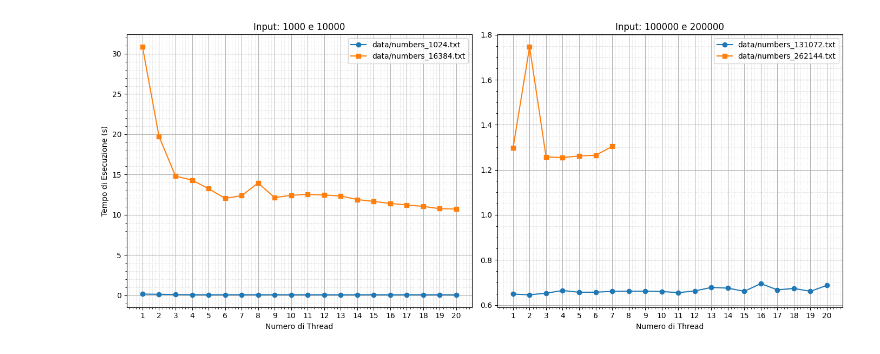
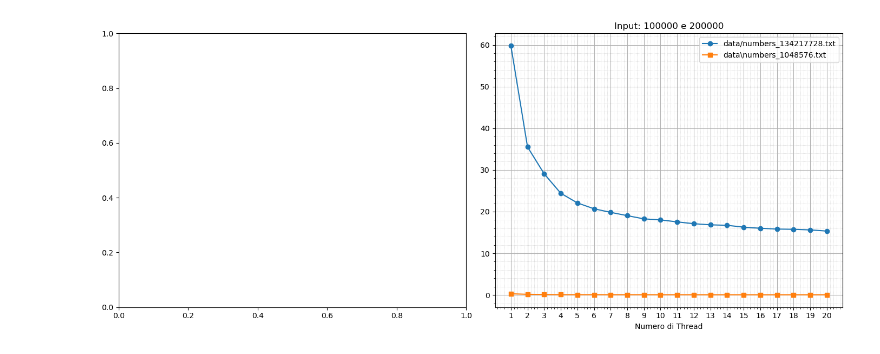
Before and after one commit to noemichem/CA_project, a Jupyter notebook: plotResults.ipynb, the cells around one changed output. Cells and saved outputs as stored; diff of their text form; code cells hidden in the pictures.

```diff
--- a/plotResults.ipynb
+++ b/plotResults.ipynb
@@ -8,62 +8,42 @@ import os
 from matplotlib.ticker import ScalarFormatter
 # %%
 # 1) Carica i dati
-df = pd.read_csv("medie.csv")
-df = df[df["Eseguibile"] == "OMP_DFT_polar.exe"]
+df = pd.read_csv("durata_fft.csv")
+df = df[df["Eseguibile"] == "OMP_FFT.exe"]
 
-df["Media Tempo di Esecuzione (s)"] = df["Media Tempo di Esecuzione (ms)"] / 1000
+df["Media Tempo di Esecuzione (s)"] = df["Durata FFT (ms)"] / 1000
 
 # 2) Crea la figura con due subplot affiancati
 fig, axs = plt.subplots(1, 2, figsize=(14, 6), sharey=False)
 
 # 3) Marker
 markers = ['o', 's', '^', 'd', 'v', 'x', 'P', '*', 'h', '+']
 
-# 4a) Primo subplot: 1000 e 10000
-small_inputs = df[df["File di Input"].isin(["data/numbers_1024.txt", "data/numbers_16384.txt"])]
-for i, (name, group) in enumerate(small_inputs.groupby("File di Input")):
-    m = markers[i % len(markers)]
-    axs[0].plot(
-        group["Numero Thread"],
-        group["Media Tempo di Esecuzione (s)"],
-        marker=m,
-        linestyle='-',
-        label=name
-    )
-axs[0].set_title("Input: 1000 e 10000")
-axs[0].set_xlabel("Numero di Thread")
-axs[0].set_ylabel("Tempo di Esecuzione (s)")
-axs[0].legend()
-axs[0].xaxis.set_major_locator(MultipleLocator(1))
-axs[0].xaxis.set_minor_locator(MultipleLocator(0.5))
-axs[0].grid(True, which='major', linestyle='-', linewidth=0.75)
-axs[0].grid(True, which='minor', linestyle=':', linewidth=0.5, alpha=0.7)
-axs[0].minorticks_on()
 
 # 4b) Secondo subplot: 100000 e 200000
-large_inputs = df[df["File di Input"].isin(["data/numbers_131072.txt", "data/numbers_262144.txt"])]
-for i, (name, group) in enumerate(large_inputs.groupby("File di Input")):
+large_inputs = df[df["File di input"].isin(["data\\numbers_1048576.txt", "data/numbers_134217728.txt"])]
+for i, (name, group) in enumerate(large_inputs.groupby("File di input")):
     m = markers[i % len(markers)]
     axs[1].plot(
-        group["Numero Thread"],
+        group["Threads"],
         group["Media Tempo di Esecuzione (s)"],
         marker=m,
         linestyle='-',
         label=name
     )
 axs[1].set_title("Input: 100000 e 200000")
 axs[1].set_xlabel("Numero di Thread")
 axs[1].legend()
 axs[1].yaxis.set_major_formatter(ScalarFormatter())
 axs[1].ticklabel_format(style='plain', axis='y')
 axs[1].xaxis.set_major_locator(MultipleLocator(1))
 axs[1].xaxis.set_minor_locator(MultipleLocator(0.5))
 axs[1].grid(True, which='major', linestyle='-', linewidth=0.75)
 axs[1].grid(True, which='minor', linestyle=':', linewidth=0.5, alpha=0.7)
 axs[1].minorticks_on()
 
 # 5) Spaziatura e mostra
 plt.tight_layout()
 plt.show()
 # %% [output]
-[figure, old version]
+[figure, new version]
```
Also changed, not shown: 7 other files.
